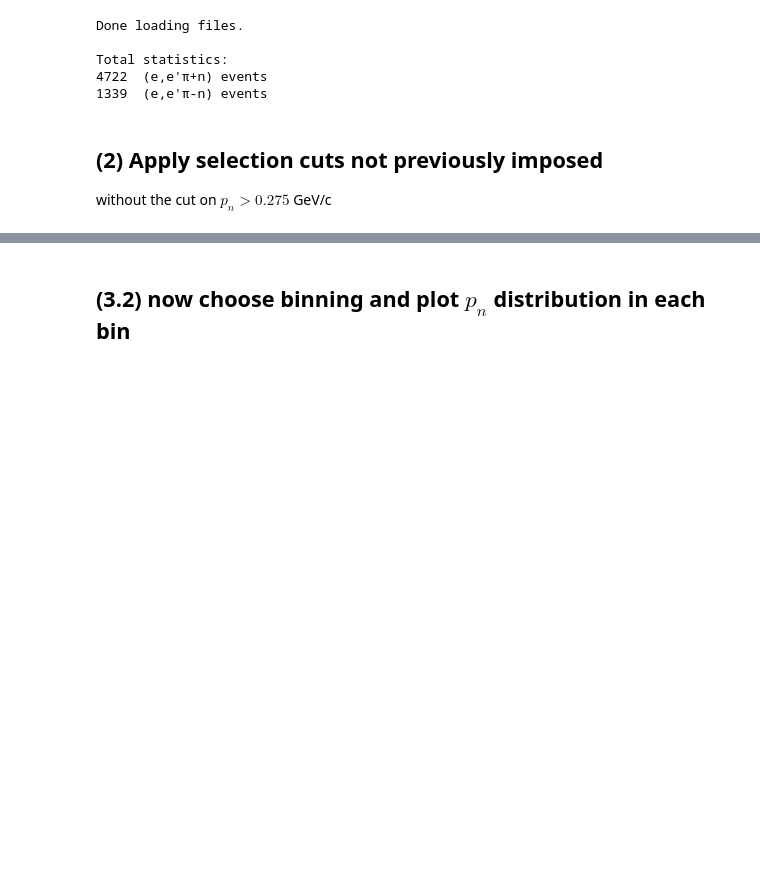
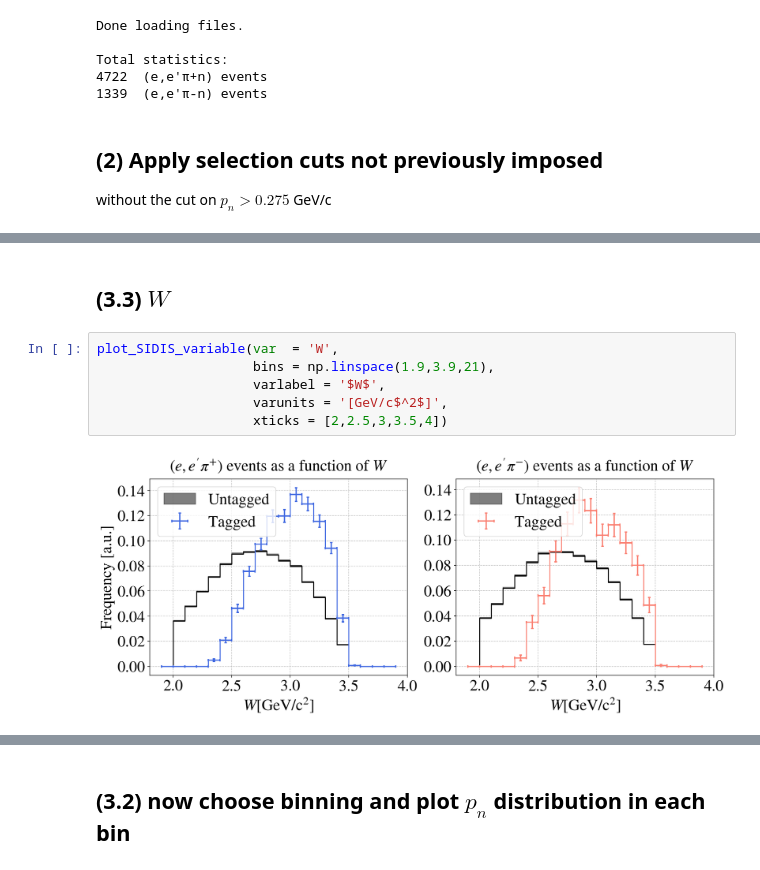
Before and after one commit to erezcoh4/SIDIS_at_BAND, a Jupyter notebook: PythonAnalysis/Kinematics/Xb_distribution.ipynb, the cells around one changed output, grey strips where cells are left out. Cells and saved outputs as stored; diff of their text form; blank space fills up the shorter version.

```diff
--- a/PythonAnalysis/Kinematics/Xb_distribution.ipynb
+++ b/PythonAnalysis/Kinematics/Xb_distribution.ipynb
@@ -99,0 +120,10 @@ plt.tight_layout()
+# %% [markdown]
+## (3.3) $W$
+# %%
+plot_SIDIS_variable(var  = 'W',
+                    bins = np.linspace(1.9,3.9,21),
+                    varlabel = '$W$',
+                    varunits = '[GeV/c$^2$]',
+                    xticks = [2,2.5,3,3.5,4])
+# %% [output]
+[figure, added]
```
Also changed, not shown: parts of 22 cells of this notebook, 10 other files.
